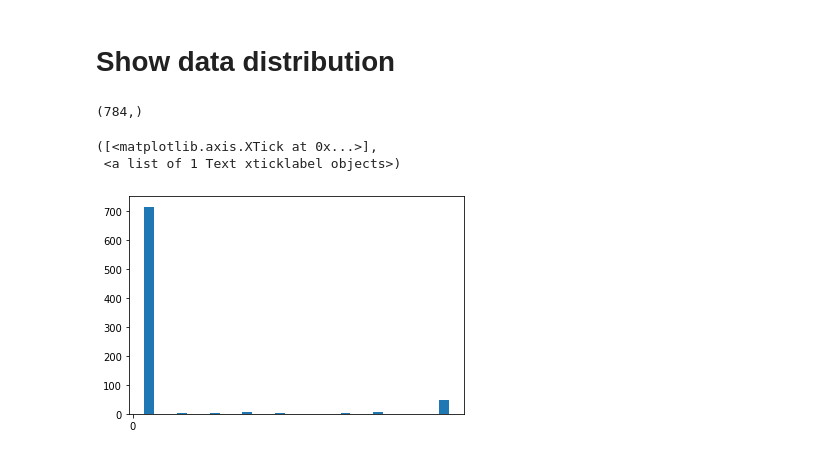
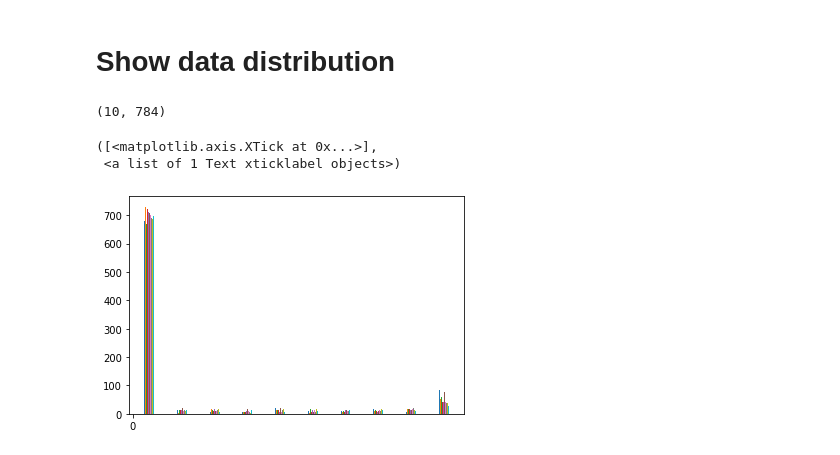
Before and after one commit to ccchang1023/Kannada_MNIST_CNN, a Jupyter notebook: Data_visualization.ipynb, the cells around one changed output. Cells and saved outputs as stored; diff of their text form; code cells hidden in the pictures.

```diff
--- a/Data_visualization.ipynb
+++ b/Data_visualization.ipynb
@@ -480,21 +507,27 @@ while keep_loop:
 # %%
 # data = np.random.random([1000,])
 # global_data = pd.read_csv("./dataset/train_large.csv")
-# global_data = pd.read_csv("./dataset/train.csv")
-global_data = pd.read_csv("./dataset/Dig-Mnist-Augmented.csv")
+global_data = pd.read_csv("./dataset/train.csv")
+global_data_dig = pd.read_csv("./dataset/Dig-Mnist-Augmented.csv")
 # %%
-data = global_data.iloc[59855,1:]
-print(np.shape(data))
+data1 = global_data.iloc[:10,1:]
+data2 = global_data_dig.iloc[:10,1:]
 
-plt.hist(data ,density=0,label=True,rwidth=0.3)
+print(np.shape(data1))
+
+plt.hist(data1 ,density=0,label=True,rwidth=0.3)
 plt.xticks(range(0,1))
+
+plt.hist(data2 ,density=0,label=True,rwidth=0.3)
+plt.xticks(range(0,1))
+
 # print((label==5).sum().item())
 # plt.ylabel('frequency')
 # %% [output]
-(784,)
+(10, 784)
 ([<matplotlib.axis.XTick at 0x...>],
  <a list of 1 Text xticklabel objects>)
-[figure, old version]
+[figure, new version]
 # %%
 plt.hist(data ,density=1,bins=10,label=True,rwidth=0.6)
 plt.ylabel('frequency')
```
Also changed, not shown: parts of 4 cells of this notebook, 1 other file.
